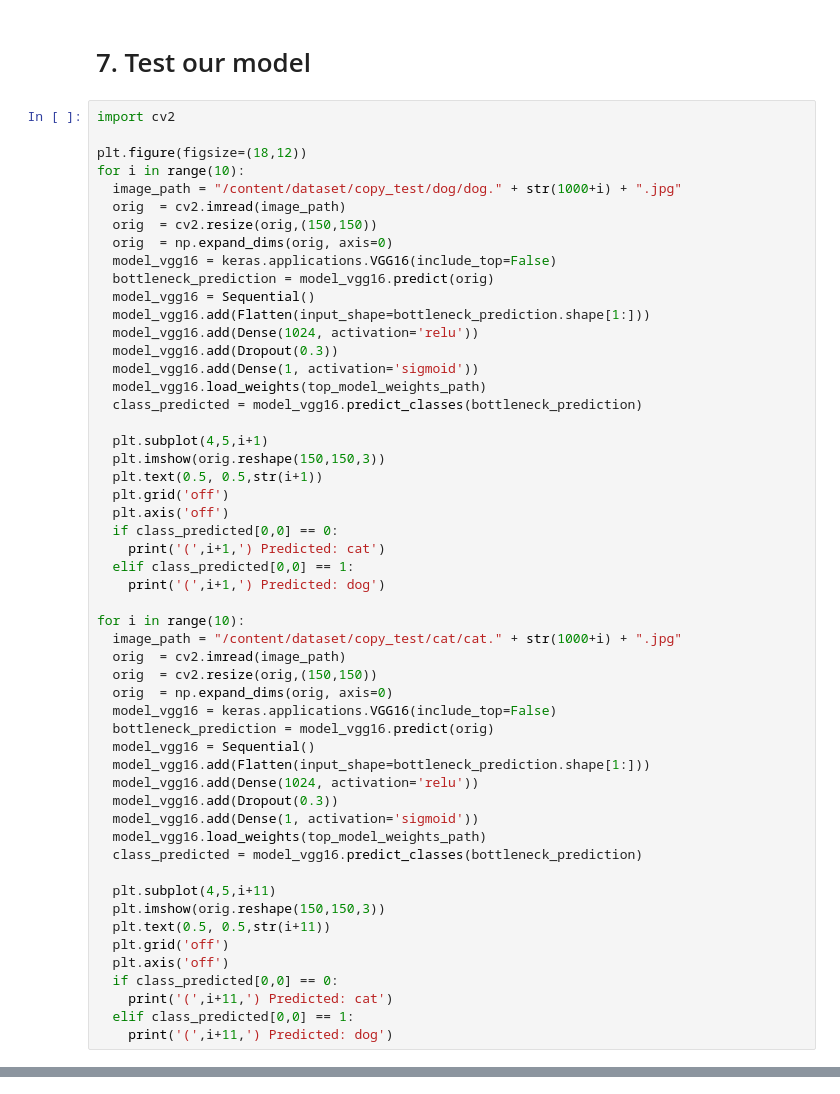
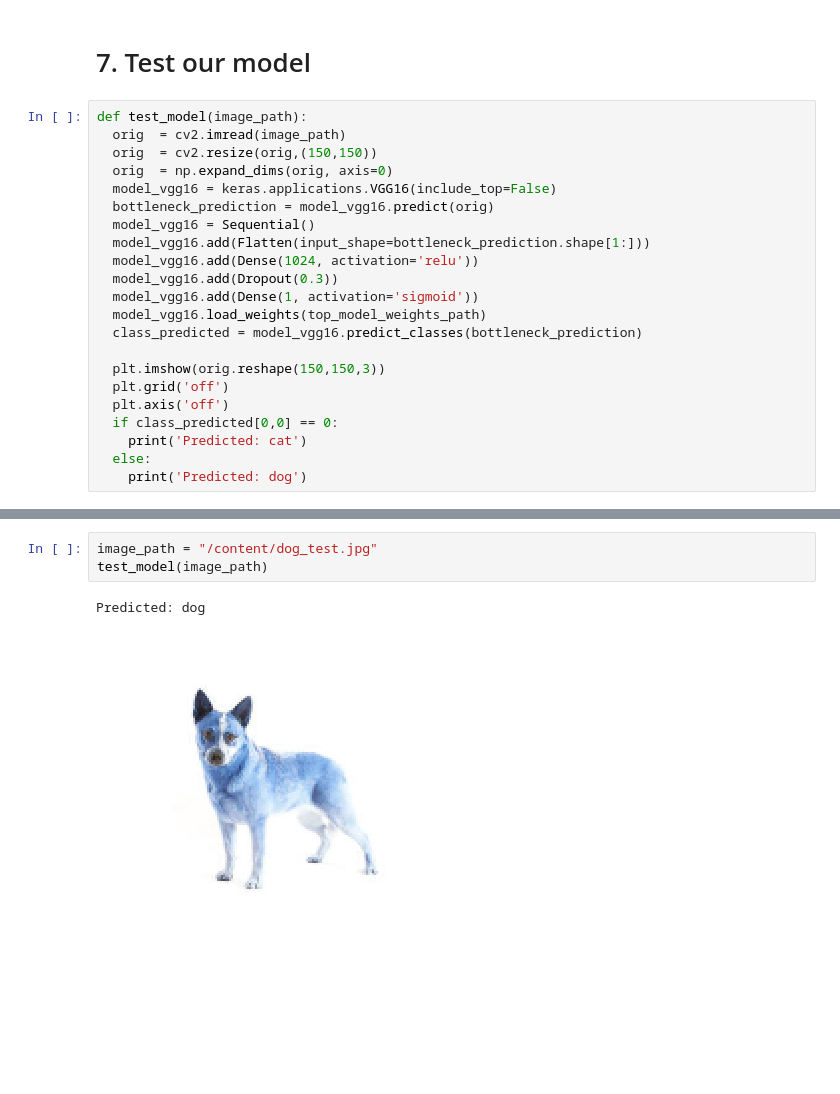
Before and after one commit to DavorJordacevic/TensorFlow-Keras-Neural-Networks, a Jupyter notebook: Convolutional_neural_network_with_Keras_dogs_vs_cats_Classifier.ipynb, the cells around one changed output, grey strips where cells are left out. Drawn from its saved outputs; the diff is of its cells as text; blank space fills up the shorter version.

```diff
--- a/Convolutional_neural_network_with_Keras_dogs_vs_cats_Classifier.ipynb
+++ b/Convolutional_neural_network_with_Keras_dogs_vs_cats_Classifier.ipynb
@@ -533,11 +562,7 @@ _________________________________________________________________
 # %% [markdown]
 # 7. Test our model
 # %%
-import cv2
-
-plt.figure(figsize=(18,12))
-for i in range(10):
-  image_path = "/content/dataset/copy_test/dog/dog." + str(1000+i) + ".jpg"
+def test_model(image_path):
   orig  = cv2.imread(image_path)
   orig  = cv2.resize(orig,(150,150))
   orig  = np.expand_dims(orig, axis=0)
@@ -551,37 +576,10 @@ for i in range(10):
   model_vgg16.load_weights(top_model_weights_path)
   class_predicted = model_vgg16.predict_classes(bottleneck_prediction)
 
-  plt.subplot(4,5,i+1)
   plt.imshow(orig.reshape(150,150,3))
-  plt.text(0.5, 0.5,str(i+1))
   plt.grid('off')
   plt.axis('off')
   if class_predicted[0,0] == 0:
-    print('(',i+1,') Predicted: cat')
-  elif class_predicted[0,0] == 1:
-    print('(',i+1,') Predicted: dog')
-
-for i in range(10):
-  image_path = "/content/dataset/copy_test/cat/cat." + str(1000+i) + ".jpg"
-  orig  = cv2.imread(image_path)
-  orig  = cv2.resize(orig,(150,150))
-  orig  = np.expand_dims(orig, axis=0)
-  model_vgg16 = keras.applications.VGG16(include_top=False)
-  bottleneck_prediction = model_vgg16.predict(orig)
-  model_vgg16 = Sequential()
-  model_vgg16.add(Flatten(input_shape=bottleneck_prediction.shape[1:]))
-  model_vgg16.add(Dense(1024, activation='relu'))
-  model_vgg16.add(Dropout(0.3))
-  model_vgg16.add(Dense(1, activation='sigmoid'))
-  model_vgg16.load_weights(top_model_weights_path)
-  class_predicted = model_vgg16.predict_classes(bottleneck_prediction)
-
-  plt.subplot(4,5,i+11)
-  plt.imshow(orig.reshape(150,150,3))
-  plt.text(0.5, 0.5,str(i+11))
-  plt.grid('off')
-  plt.axis('off')
-  if class_predicted[0,0] == 0:
-    print('(',i+11,') Predicted: cat')
-  elif class_predicted[0,0] == 1:
-    print('(',i+11,') Predicted: dog')
+    print('Predicted: cat')
+  else:
+    print('Predicted: dog')
@@ -609,0 +586,6 @@ for i in range(10):
+# %%
+image_path = "/content/dog_test.jpg"
+test_model(image_path)
+# %% [output]
+Predicted: dog
+[figure, added]
```
Also changed, not shown: parts of 16 cells of this notebook.
